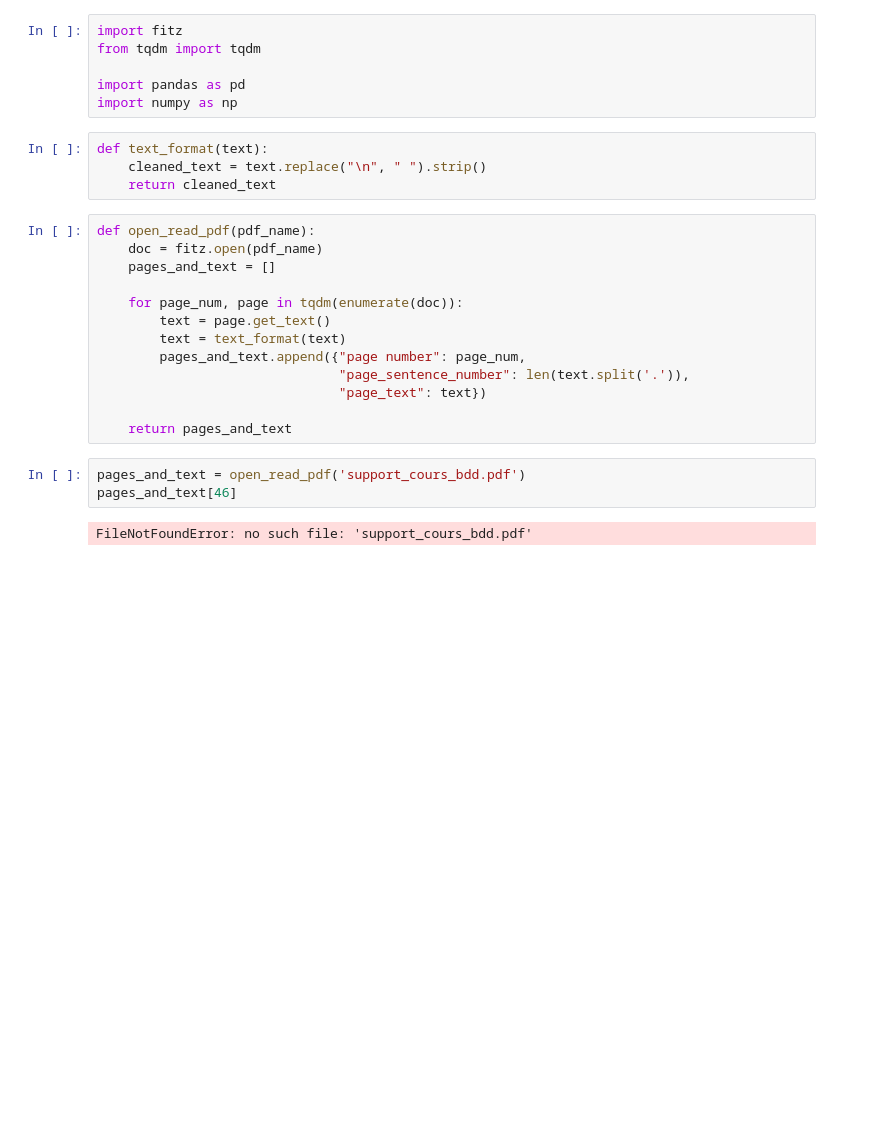
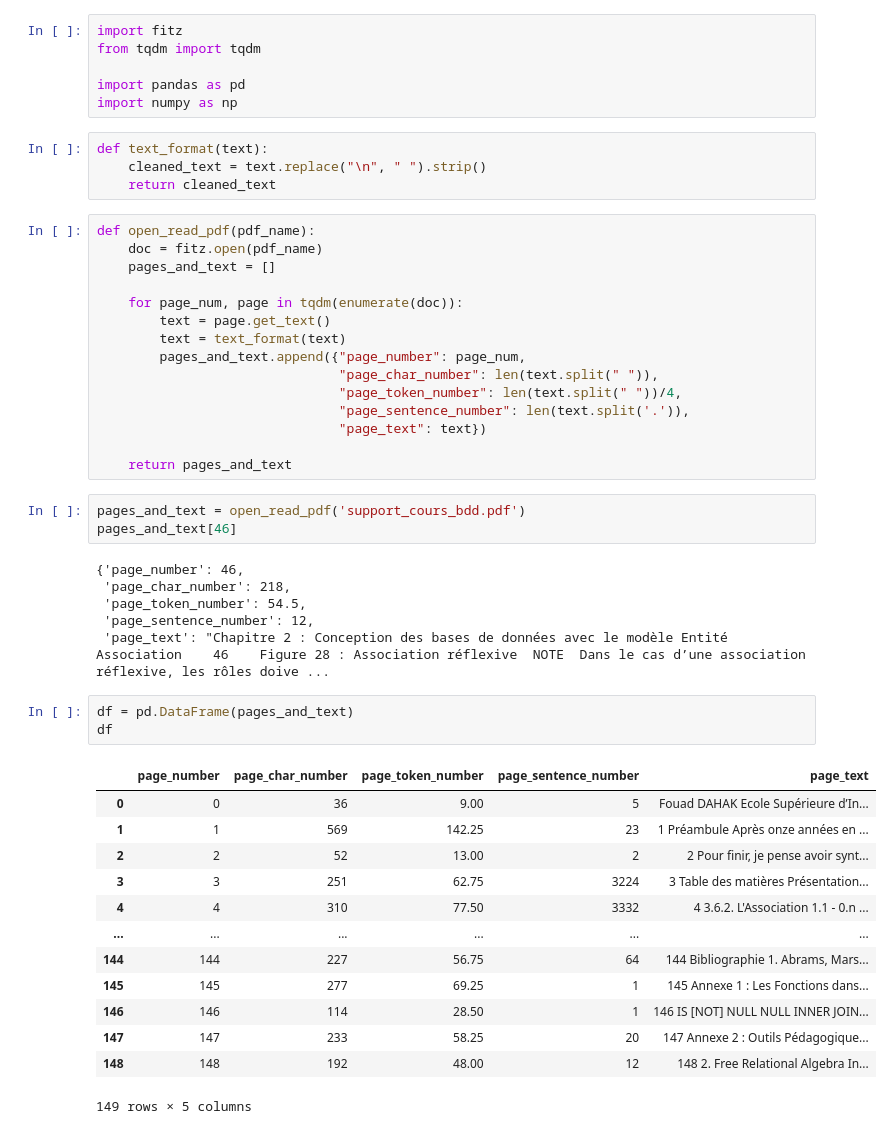
Before and after one commit to MouadBaghdadi/BddChat_RAG_Pipeline, a Jupyter notebook: data_preprocessing/preprocessing.ipynb, the cells around one changed output. Cells and saved outputs as stored; diff of their text form; blank space fills up the shorter version.

Commit message:
dataframe preprocessed

```diff
--- a/data_preprocessing/preprocessing.ipynb
+++ b/data_preprocessing/preprocessing.ipynb
@@ -16,7 +16,9 @@ def open_read_pdf(pdf_name):
     for page_num, page in tqdm(enumerate(doc)):
         text = page.get_text()
         text = text_format(text)
-        pages_and_text.append({"page number": page_num,
+        pages_and_text.append({"page_number": page_num,
+                               "page_char_number": len(text.split(" ")),
+                               "page_token_number": len(text.split(" "))/4,
                                "page_sentence_number": len(text.split('.')),
                                "page_text": text})
 
@@ -25,4 +27,25 @@ def open_read_pdf(pdf_name):
 pages_and_text = open_read_pdf('support_cours_bdd.pdf')
 pages_and_text[46]
 # %% [output]
-FileNotFoundError: no such file: 'support_cours_bdd.pdf'
+{'page_number': 46,
+ 'page_char_number': 218,
+ 'page_token_number': 54.5,
+ 'page_sentence_number': 12,
+ 'page_text': "Chapitre 2 : Conception des bases de données avec le modèle Entité Association    46    Figure 28 : Association réflexive  NOTE  Dans le cas d’une association réflexive, les rôles doive ...
+# %%
+df = pd.DataFrame(pages_and_text)
+df
+# %% [output]
+|  | page_number | page_char_number | page_token_number | page_sentence_number | page_text |
+| 0 | 0 | 36 | 9.00 | 5 | Fouad DAHAK Ecole Supérieure d’In... |
+| 1 | 1 | 569 | 142.25 | 23 | 1 Préambule Après onze années en ... |
+| 2 | 2 | 52 | 13.00 | 2 | 2 Pour finir, je pense avoir synt... |
+| 3 | 3 | 251 | 62.75 | 3224 | 3 Table des matières Présentation... |
+| 4 | 4 | 310 | 77.50 | 3332 | 4 3.6.2. L'Association 1.1 - 0.n ... |
+| ... | ... | ... | ... | ... | ... |
+| 144 | 144 | 227 | 56.75 | 64 | 144 Bibliographie 1. Abrams, Mars... |
+| 145 | 145 | 277 | 69.25 | 1 | 145 Annexe 1 : Les Fonctions dans... |
+| 146 | 146 | 114 | 28.50 | 1 | 146 IS [NOT] NULL NULL INNER JOIN... |
+| 147 | 147 | 233 | 58.25 | 20 | 147 Annexe 2 : Outils Pédagogique... |
+| 148 | 148 | 192 | 48.00 | 12 | 148 2. Free Relational Algebra In... |
+149 rows × 5 columns
```
Also changed, not shown: parts of 20 cells of this notebook, 1 other file.
